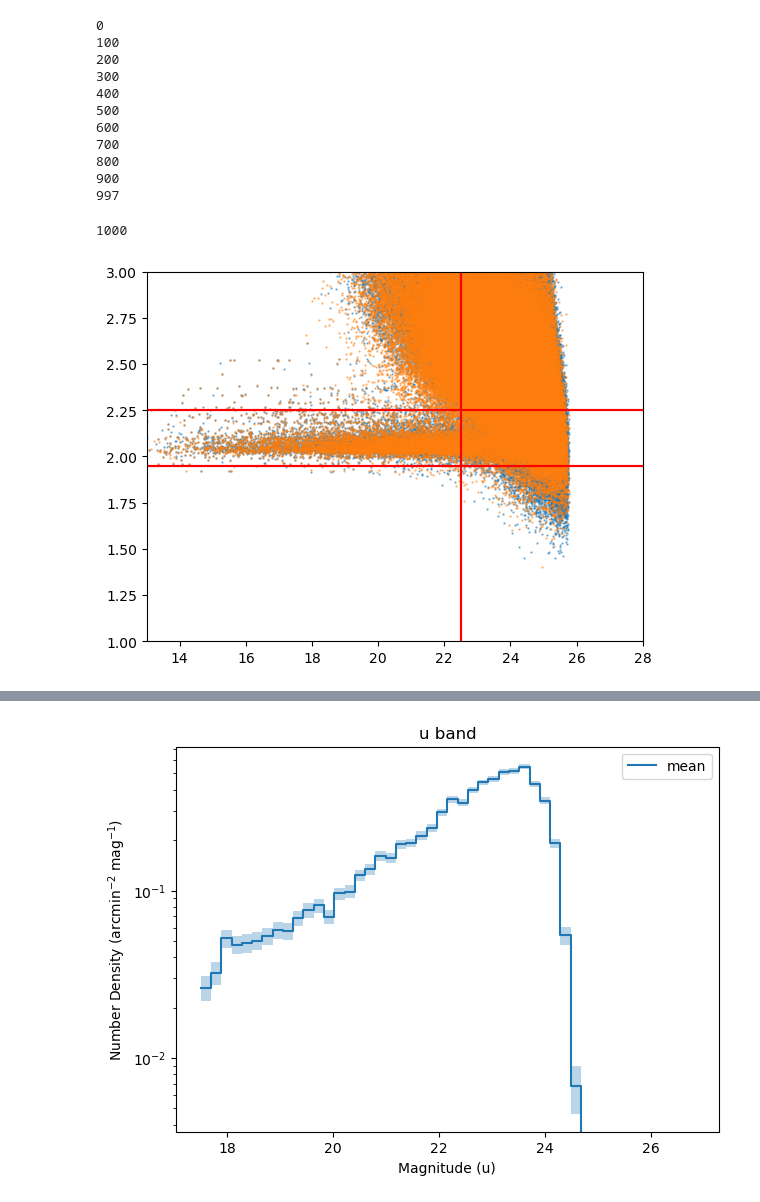
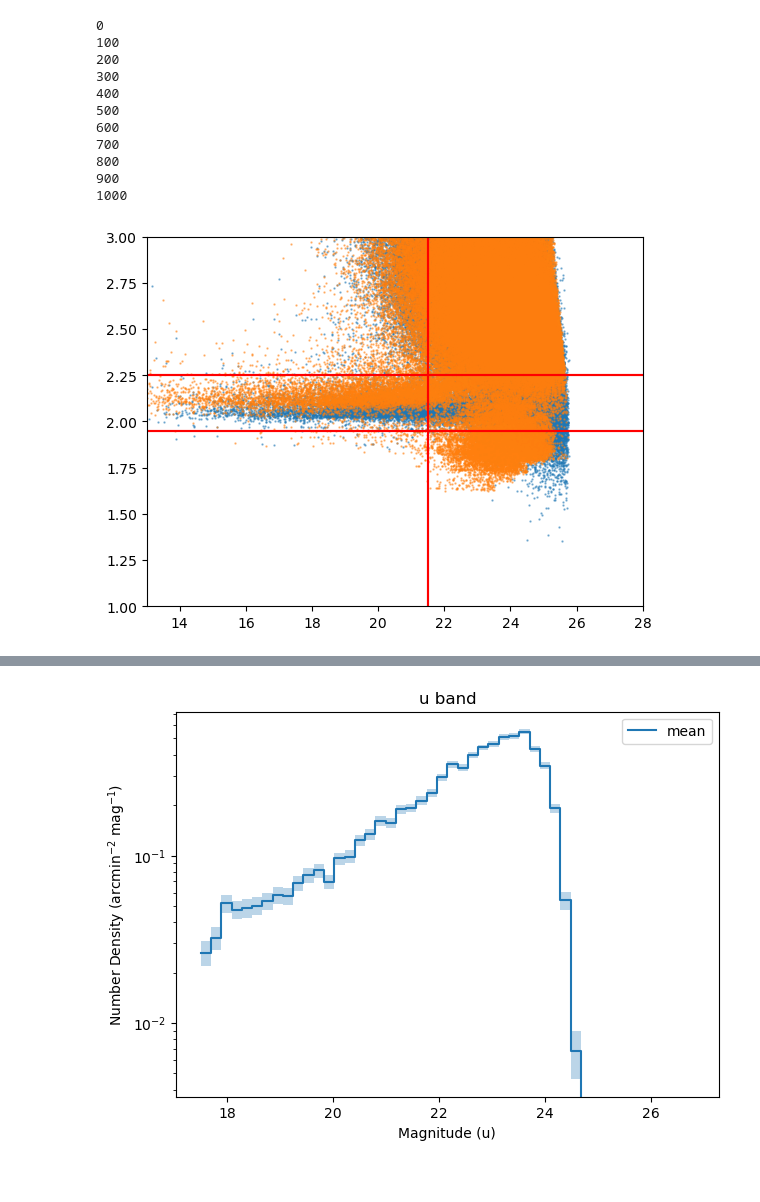
Before and after one commit to philipladuca24/LSST-SimCatVal, a Jupyter notebook: LSST-SimCatVal/full_run_plots.ipynb, the cells around one changed output, grey strips where cells are left out. Saved outputs shown, nothing was run; the diff lists cells and outputs as text; code cells hidden in the pictures.

```diff
--- a/LSST-SimCatVal/full_run_plots.ipynb
+++ b/LSST-SimCatVal/full_run_plots.ipynb
@@ -146,8 +211,11 @@ print(max(full_cats['i']['obs_ind'])+1)
+# %%
+with open(f'/hildafs/home/pladuca/main/lsst-sim-package/LSST-SimCatVal/LSST-SimCatVal/outputs/forced_s_cat_{folder}.pkl', "wb") as f:
+    pickle.dump(full_cats_force, f)
 # %%
 bands = 'ugrizy'
 base = f'/hildafs/home/pladuca/main/lsst-sim-package/LSST-SimCatVal/LSST-SimCatVal/outputs_{folder}/'
 cats_by_band = {b: [] for b in bands}
-i = 0
+i_true = 0
 for entry in os.scandir(base):
     if not entry.is_dir():
         continue
@@ -157,15 +225,15 @@ for entry in os.scandir(base):
     try:
         with open(pkl, 'rb') as f:
             cat = pickle.load(f)
-        if i % 100 == 0:
-            print(i)
+        if i_true % 100 == 0:
+            print(i_true)
         for b in bands:
-            cat['obs_ind'] = i
+            cat[b]['obs_ind'] = i_true
             cats_by_band[b].append(cat[b])
-        i += 1
+        i_true += 1
     except (OSError, pickle.PickleError) as e:
         continue
-print(i)
+print(i_true)
 true_cats = {
     b: asp.table.vstack(cats_by_band[b])
     for b in bands
@@ -181,20 +249,16 @@ true_cats = {
 700
 800
 900
-997
+1000
 # %%
 with open(f'/hildafs/home/pladuca/main/lsst-sim-package/LSST-SimCatVal/LSST-SimCatVal/outputs/true_cat_{folder}.pkl', "wb") as f:
     pickle.dump(true_cats, f)
-# %%
-print(i)
-# %% [output]
-1000
 # %%
-with open(f'/hildafs/home/pladuca/main/lsst-sim-package/LSST-SimCatVal/LSST-SimCatVal/outputs/full_cat_v6.pkl', "rb") as f:
-    full_cats = pickle.load(f)
-with open(f'/hildafs/home/pladuca/main/lsst-sim-package/LSST-SimCatVal/LSST-SimCatVal/outputs/true_cat_v6.pkl', "rb") as f:
-    true_cats = pickle.load(f)
-with open(f'/hildafs/home/pladuca/main/lsst-sim-package/LSST-SimCatVal/LSST-SimCatVal/outputs/full_cat_vdiffnew.pkl', "rb") as f:
-    full_cats_n = pickle.load(f)
-with open(f'/hildafs/home/pladuca/main/lsst-sim-package/LSST-SimCatVal/LSST-SimCatVal/outputs/true_cat_vdiffnew.pkl', "rb") as f:
-    true_cats_n = pickle.load(f)
+# with open(f'/hildafs/home/pladuca/main/lsst-sim-package/LSST-SimCatVal/LSST-SimCatVal/outputs/full_cat_v6.pkl', "rb") as f:
+#     full_cats = pickle.load(f)
+# with open(f'/hildafs/home/pladuca/main/lsst-sim-package/LSST-SimCatVal/LSST-SimCatVal/outputs/true_cat_v6.pkl', "rb") as f:
+#     true_cats = pickle.load(f)
+# with open(f'/hildafs/home/pladuca/main/lsst-sim-package/LSST-SimCatVal/LSST-SimCatVal/outputs/full_cat_vdiffnew.pkl', "rb") as f:
+#     full_cats_n = pickle.load(f)
+# with open(f'/hildafs/home/pladuca/main/lsst-sim-package/LSST-SimCatVal/LSST-SimCatVal/outputs/true_cat_vdiffnew.pkl', "rb") as f:
+#     true_cats_n = pickle.load(f)
@@ -205,10 +273,8 @@ def get_stellar_locust(b, cat):
         (temp['base_SdssShape_flag'] == False) &
         (temp['modelfit_CModel_instFlux'] >= 0) &
         (temp['modelfit_CModel_flag'] == False) &
-        (temp['ext_gaap_GaapFlux_1_15x_Optimal_instFlux'] >= 0) &
         (temp['base_SdssCentroid_flag'] == False) &
-        (temp['ext_gaap_GaapFlux_flag'] == False) &
-        (temp['base_ClassificationSizeExtendedness_flag'] == False)]
+        (temp['ext_gaap_GaapFlux_flag'] == False)]
     temp = temp[(temp['base_PsfFlux_instFlux']/temp['base_PsfFlux_instFluxErr'] >= 10)]
     mag = -2.5 * np.log10(temp['modelfit_CModel_instFlux']) + 31.4
     size = (temp['base_SdssShape_xx']*temp['base_SdssShape_yy'] - temp['base_SdssShape_xy']**2)**0.25
@@ -216,7 +282,7 @@ def get_stellar_locust(b, cat):
         case 'i':
             up = 2.25
             down = 1.95
-            cut = 22.5
+            cut = 21.5
         case 'g':
             up = 3.65
             down = 3.2
@@ -224,7 +290,6 @@ def get_stellar_locust(b, cat):
         case _:
             print(f'Define bounds for {b} band!')
             return
-
 
     plt.scatter(mag, size, s=0.5, alpha=0.5)
     plt.axhline(up, c='r')
@@ -238,9 +303,9 @@ def get_stellar_locust(b, cat):
 # %%
 b = 'i'
 stars, gals = get_stellar_locust(b, full_cats)
-stars_n, gals_n = get_stellar_locust(b, full_cats_n)
+stars_n, gals_n = get_stellar_locust(b, full_cats_force)
 # %% [output]
-[figure, old version]
+[figure, new version]
 # %%
 size_bins = np.linspace(2.5,4,50)
 star_size = np.sqrt(stars['base_SdssShape_xx'] + stars['base_SdssShape_yy'])
```
Also changed, not shown: parts of 18 cells of this notebook, 5 other files.
